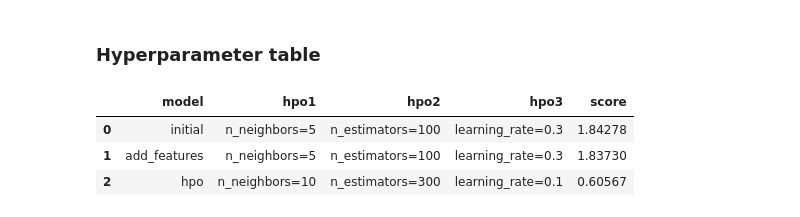
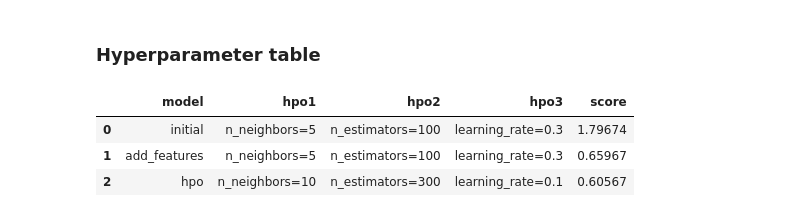
Before and after one commit to migueldlfuentem/udacity-ml-engineering, a Jupyter notebook: cd0385-project-starter/project/project-template.ipynb, the cells around one changed output. Saved outputs shown, nothing was run; the diff lists cells and outputs as text; code cells hidden in the pictures.

```diff
--- a/cd0385-project-starter/project/project-template.ipynb
+++ b/cd0385-project-starter/project/project-template.ipynb
@@ -670,14 +691,14 @@ fig.savefig('img/model_test_score.png')
 # %%
 # The 3 hyperparameters we tuned with the kaggle score as the result
 pd.DataFrame({
     "model": ["initial", "add_features", "hpo"],
     "hpo1": ["n_neighbors=5", "n_neighbors=5", "n_neighbors=10"],
     "hpo2": ["n_estimators=100", "n_estimators=100", "n_estimators=300"],
     "hpo3": ["learning_rate=0.3", "learning_rate=0.3", "learning_rate=0.1"],
-    "score": [1.84278, 1.83730, 0.60567]
+    "score": [1.79674, 0.65967, 0.60567]
 })
 # %% [output]
 |  | model | hpo1 | hpo2 | hpo3 | score |
-| 0 | initial | n_neighbors=5 | n_estimators=100 | learning_rate=0.3 | 1.84278 |
-| 1 | add_features | n_neighbors=5 | n_estimators=100 | learning_rate=0.3 | 1.83730 |
+| 0 | initial | n_neighbors=5 | n_estimators=100 | learning_rate=0.3 | 1.79674 |
+| 1 | add_features | n_neighbors=5 | n_estimators=100 | learning_rate=0.3 | 0.65967 |
 | 2 | hpo | n_neighbors=10 | n_estimators=300 | learning_rate=0.1 | 0.60567 |
```
Also changed, not shown: parts of 30 cells of this notebook, 8 other files.
